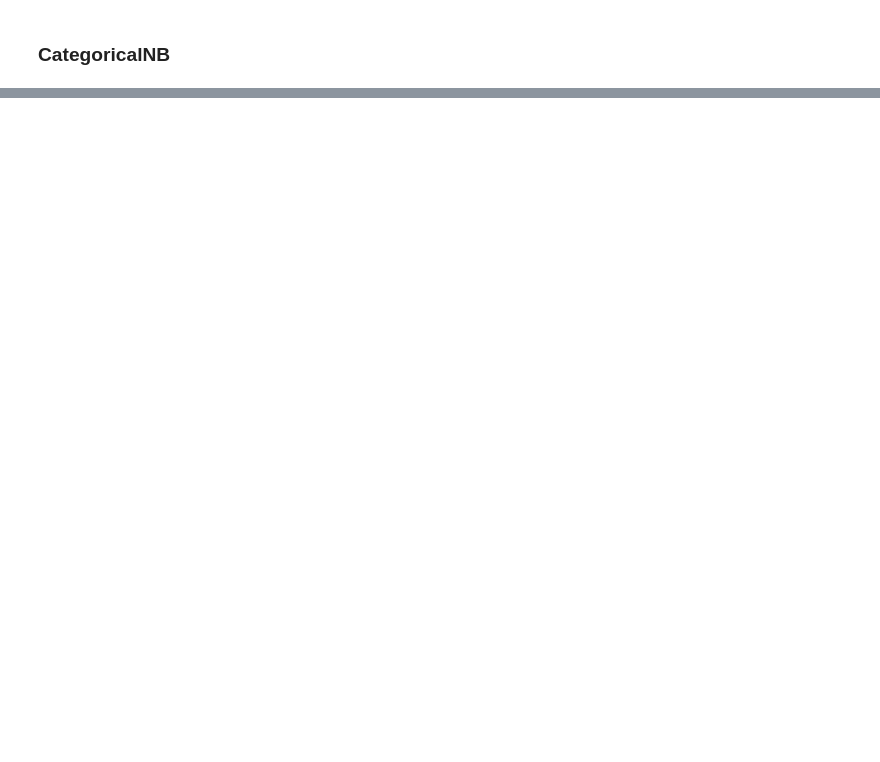
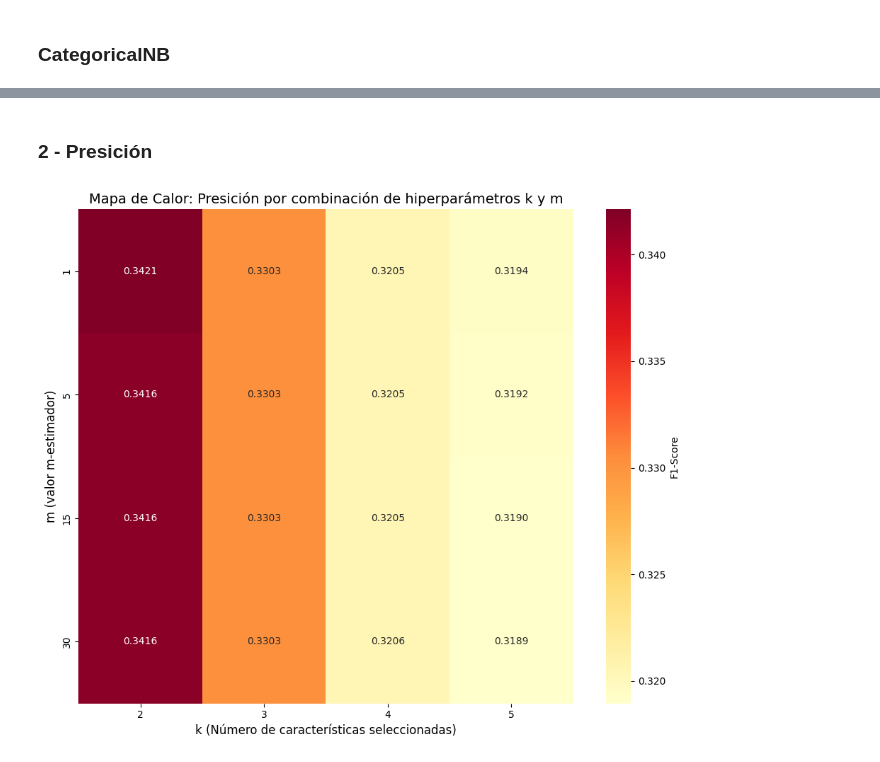
Before and after one commit to facuguisande/AA25, a Jupyter notebook: tarea.ipynb, the cells around one changed output, grey strips where cells are left out. Drawn from its saved outputs; the diff is of its cells as text; code cells hidden in the pictures; blank space fills up the shorter version.

```diff
--- a/tarea.ipynb
+++ b/tarea.ipynb
@@ -1150,0 +1216,21 @@ Matriz de confusión:
+# %% [markdown]
+### 2 - Presición
+# %%
+# Convertir mapa_calor a DataFrame
+df_mapa = pd.DataFrame(mapa_calor_pres, columns=['m', 'k', 'pres'])
+
+df_pivot = df_mapa.groupby(['m', 'k'])['pres'].mean().reset_index()
+df_heatmap = df_pivot.pivot(index='m', columns='k', values='pres')
+
+# Crear mapa
+plt.figure(figsize=(10, 8))
+sns.heatmap(df_heatmap, annot=True, fmt='.4f', cmap='YlOrRd',
+            cbar_kws={'label': 'F1-Score'}, square=True)
+
+plt.title('Mapa de Calor: Presición por combinación de hiperparámetros k y m', fontsize=14)
+plt.xlabel('k (Número de características seleccionadas)', fontsize=12)
+plt.ylabel('m (valor m-estimador)', fontsize=12)
+plt.tight_layout()
+plt.show()
+# %% [output]
+[figure, added]
```
Also changed, not shown: parts of 13 cells of this notebook.
